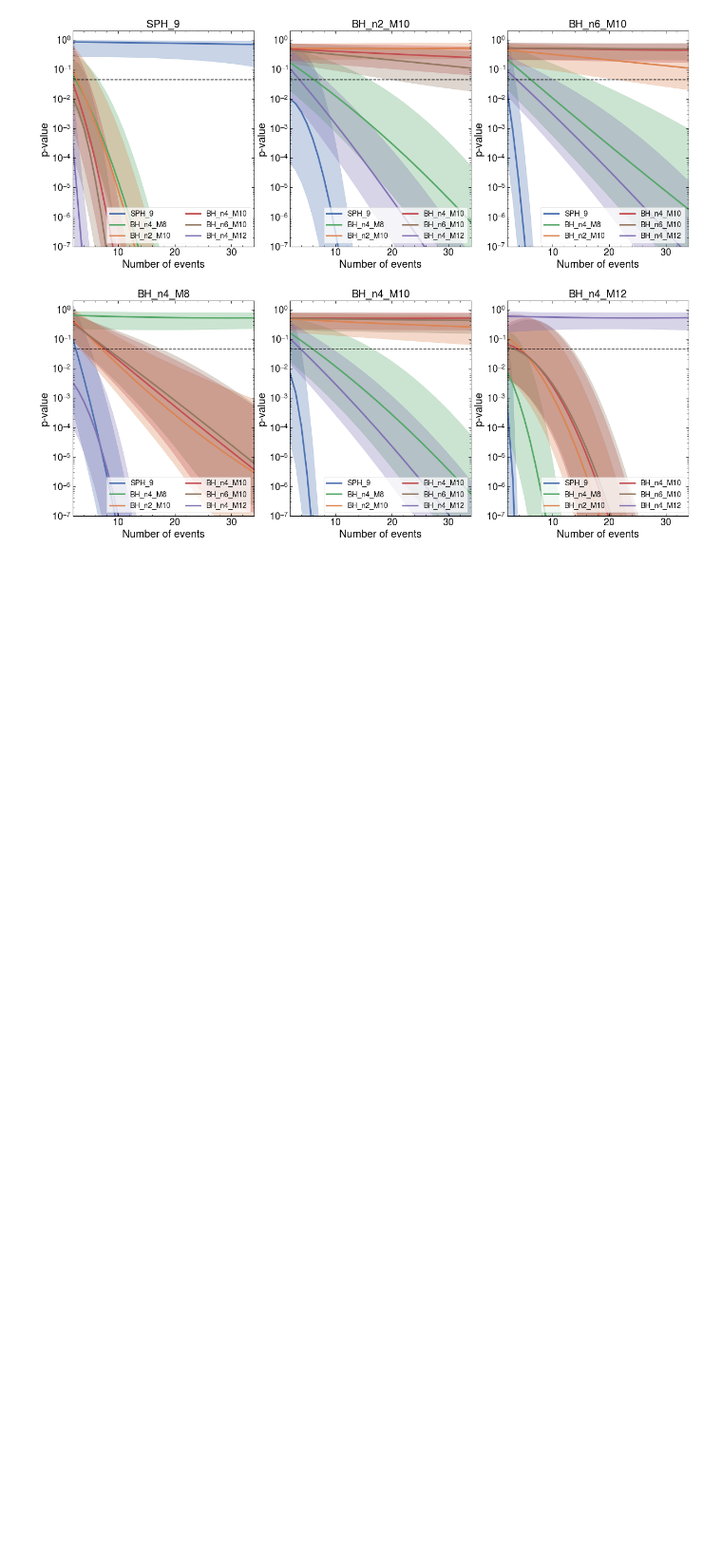
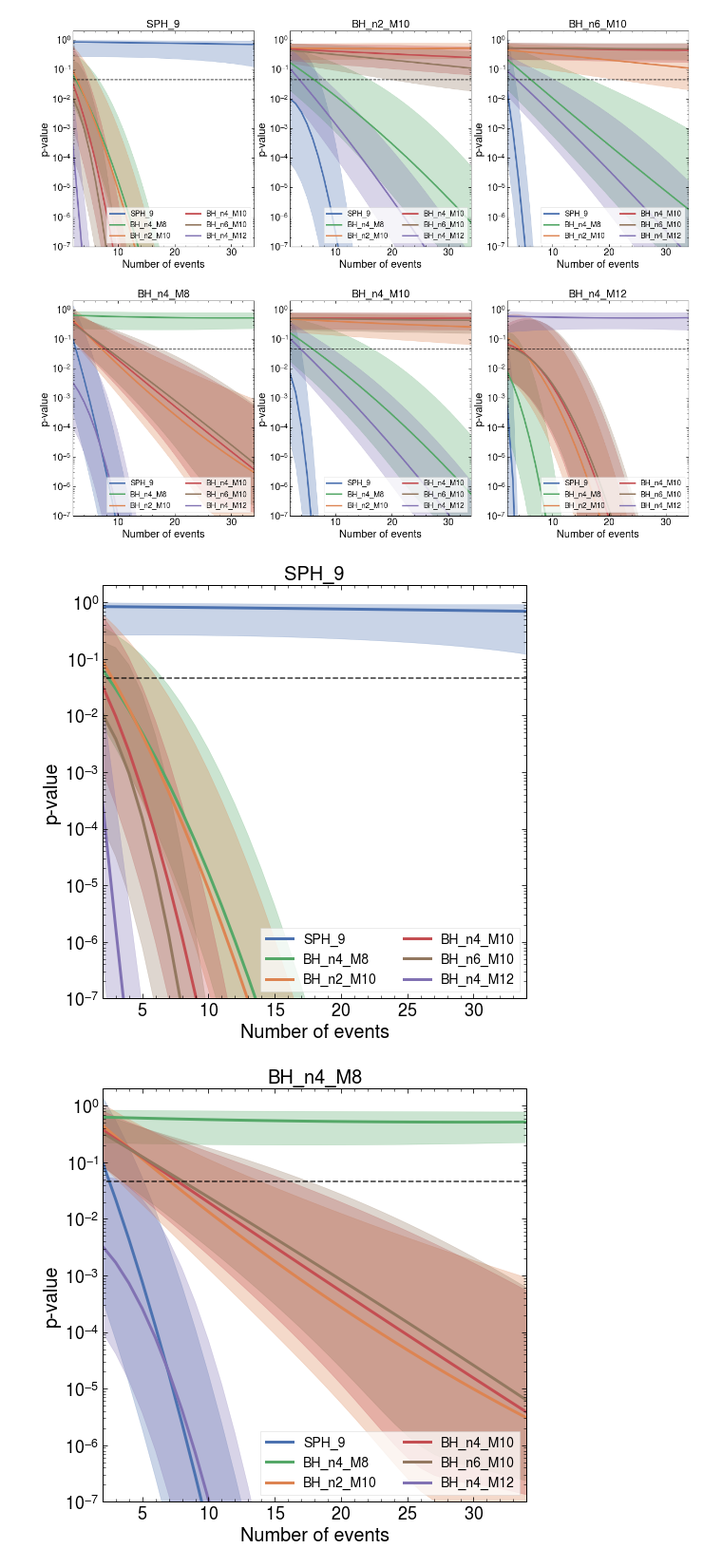
Before and after one commit to choisant/imcalML, a Jupyter notebook: notebooks/chi_squared_method.ipynb, the cells around one changed output. Shown at 95% size. Saved outputs shown, nothing was run; the diff lists cells and outputs as text; code cells hidden in the pictures; blank space fills up the shorter version.

```diff
--- a/notebooks/chi_squared_method.ipynb
+++ b/notebooks/chi_squared_method.ipynb
@@ -46,7 +46,7 @@ CLASSES = len(LABELS) #The number of output nodes in the net, equal to the numbe
 FOLDERS = ["sph", "BH", "BH", "BH", "BH", "BH"]
 TEST_N_EVENTS = 15000
 CUT = True
-LOAD = False
+LOAD = True
 N_max = 35 #Maximum number of events measured
 M = 3000 #Number of experiments to average
 
@@ -284,8 +284,8 @@ N_list = np.arange(2, N_max, 1) #A list of integers from 2 to N_max
 if LOAD:
     #LOAD EXPERIMENT
     p_values_p = np.load(f"../results/chi2/chi_squared_results_{MODEL_NAME}_m_{M}_p_values.npy")
-    err_up_values_p = np.load(f"../results/chi2/chi_squared_results_{MODEL_NAME}_m_{M}_norm_err_up_values.npy")
-    err_down_values_p = np.load(f"../results/chi2/chi_squared_results_{MODEL_NAME}_m_{M}_norm_err_down_values.npy")
+    err_up_values_p = np.load(f"../results/chi2/chi_squared_results_{MODEL_NAME}_m_{M}_up_values.npy")
+    err_down_values_p = np.load(f"../results/chi2/chi_squared_results_{MODEL_NAME}_m_{M}_down_values.npy")
 
 else:
     #RUN EXPERIMENT
@@ -323,7 +323,7 @@ for i in range(len(PLOT_LABELS)): #iterate over pseudodata
 
     for j in range(len(PLOT_LABELS)): #iterate over theories
         ax[i%2][i//2].plot(N_list, p_values_p[i][j], label=PLOT_LABELS[j], color=paper_colors[j], linewidth=3)
-        ax[i%2][i//2].fill_between(N_list, p_values_p[i][j] - err_down_values_p[i][j], p_values_p[i][j] + err_up_values_p[i][j], alpha=0.3, color=paper_colors[j])
+        ax[i%2][i//2].fill_between(N_list, p_values_p[i][j] - err_down_values_p[j][i], p_values_p[i][j] + err_up_values_p[i][j], alpha=0.3, color=paper_colors[j])
 
 for axis in ax.reshape(-1):
     axis.set_yscale("log")
@@ -380,3 +380,49 @@ for axis in ax.reshape(-1):
     axis.plot(x_vals, [0.0455]*len(x_vals), color="black", linestyle="--", alpha=0.8)
 # %% [output]
 [figure]
+# %%
+
+
+for i in range(len(PLOT_LABELS)): #iterate over pseudodata
+
+    fig, ax = plt.subplots(ncols = 1, nrows=1, figsize=(8, 8))
+    ax.set_title(f"{PLOT_LABELS[i]}")
+
+    for j in range(len(PLOT_LABELS)): #iterate over theories
+        y_vals = p_values_p[i][j]
+        x_vals = N_list[y_vals>0]
+        err_down = err_down_values_p[i][j][y_vals>0]
+        err_up = err_up_values_p[i][j][y_vals>0]
+        y_vals = y_vals[y_vals>0]
+
+        if len(y_vals)>0:
+
+            y_params, y_params_covariance = optimize.curve_fit(fit_func, x_vals, np.log(y_vals), p0=[0, 0, 0], method='dogbox')
+            err_down_params, err_down_params_covariance = optimize.curve_fit(fit_func, x_vals, np.log(err_down), p0=[0, 0, 0], method='dogbox')
+            err_up_params, err_up_params_covariance = optimize.curve_fit(fit_func, x_vals, np.log(err_up), p0=[0, 0, 0], method='dogbox')
+
+            fit_y_vals = np.exp(fit_func(x_vals, y_params[0], y_params[1], y_params[2]))
+            fit_err_down = np.exp(fit_func(x_vals, err_down_params[0], err_down_params[1], err_down_params[2]))
+            fit_err_up = np.exp(fit_func(x_vals, err_up_params[0], err_up_params[1], err_up_params[2]))
+
+            #print(params)
+            #ax[i%2][i//2].scatter(x_vals, y_vals, label=PLOT_LABELS[j], color=paper_colors[j])
+            ax.plot(x_vals, fit_y_vals, label=PLOT_LABELS[j], color=paper_colors[j], linewidth=3)
+            ax.fill_between(x_vals, fit_y_vals - fit_err_down, fit_y_vals + fit_err_up, alpha=0.3, color=paper_colors[j])
+
+        else:
+            ax.scatter(x_vals, y_vals, label=PLOT_LABELS[j], color=paper_colors[j])
+
+    ax.set_yscale("log")
+    ax.set_xlabel("Number of events")
+    ax.set_ylabel("p-value")
+    ax.set_xlim(2, N_max-1)
+    ax.set_ylim(10**(-7), 2)
+    ax.legend(loc=4, fontsize=14, ncol=2, frameon=True)
+    excl_x = np.linspace(0, 40, 20)
+    ax.plot(excl_x, [0.0455]*len(excl_x), color="black", linestyle="--", alpha=0.8)
+
+    fig.savefig(f"../results/figures/p_values_{PLOT_LABELS[i]}.pdf", format="pdf")
+# %% [output]
+[figure, added]
+[figure, added]
```
Also changed, not shown: parts of 3 cells of this notebook, 50 other files.
